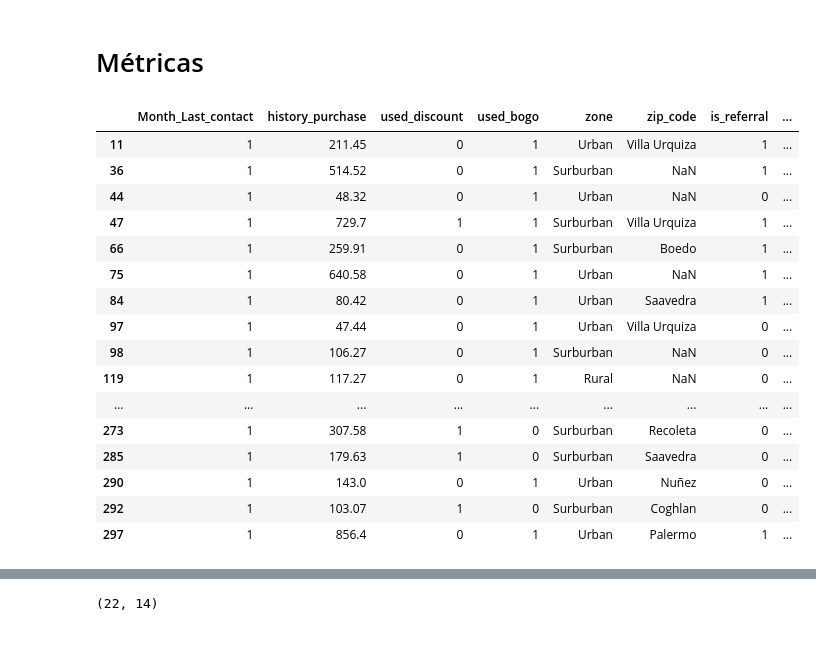
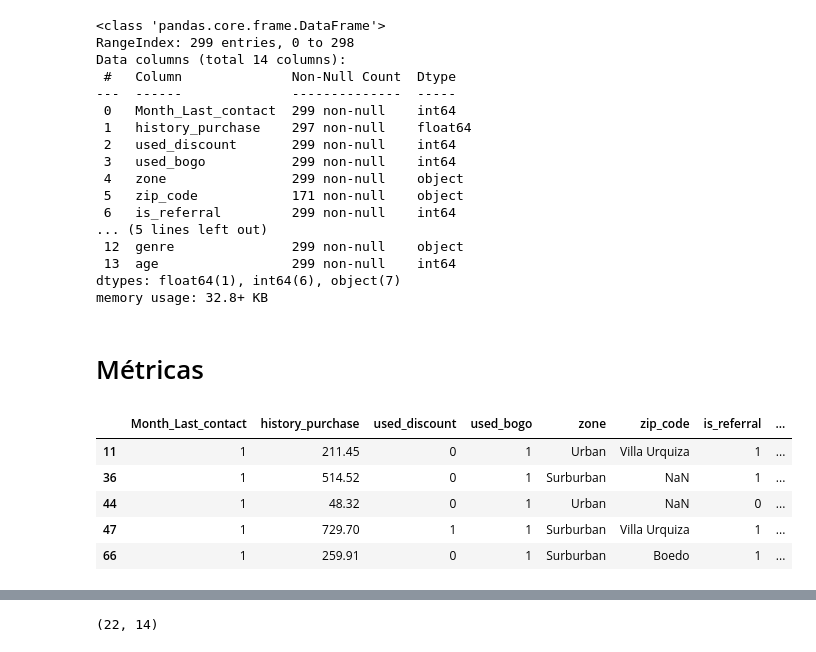
Before and after one commit to Sifrisky/business_analytics, a Jupyter notebook: TareaCoder.ipynb, the cells around one changed output, grey strips where cells are left out. Drawn from its saved outputs; the diff is of its cells as text; code cells hidden in the pictures.

```diff
--- a/TareaCoder.ipynb
+++ b/TareaCoder.ipynb
@@ -27,27 +45,47 @@ df
+# %%
+# Conversion del tipo de datos object a float
+df.history_purchase = pd.to_numeric(df['history_purchase'], errors = 'coerce')
+# %%
+# Revision del tipo de datos
+df.info()
+# %% [output]
+<class 'pandas.core.frame.DataFrame'>
+RangeIndex: 299 entries, 0 to 298
+Data columns (total 14 columns):
+ #   Column              Non-Null Count  Dtype
+---  ------              --------------  -----
+ 0   Month_Last_contact  299 non-null    int64
+ 1   history_purchase    297 non-null    float64
+ 2   used_discount       299 non-null    int64
+ 3   used_bogo           299 non-null    int64
+ 4   zone                299 non-null    object
+ 5   zip_code            171 non-null    object
+ 6   is_referral         299 non-null    int64
+... (5 lines left out)
+ 12  genre               299 non-null    object
+ 13  age                 299 non-null    int64
+dtypes: float64(1), int64(6), object(7)
+memory usage: 32.8+ KB
+# %%
+# Conversion del texto a primera letra en mayuscula
+df.zone = df.zone.apply(lambda x: x.capitalize())
+df.channel = df.channel.apply(lambda x: x.capitalize())
+df.offer = df.offer.apply(lambda x: x.capitalize())
+df.services = df.services.apply(lambda x: x.capitalize())
+df.social_utm = df.social_utm.apply(lambda x: x.capitalize())
+df.genre = df.genre.apply(lambda x: x.capitalize())
 # %% [markdown]
 # Métricas
 # %%
-#Queremos estudiar la cantidad de personas que entraron a la página a través del video.
-
-df[df['Month_Last_contact'] == 1]
+# Queremos estudiar la cantidad de personas que entraron a la página a través del video.
+df[df['Month_Last_contact'] == 1].head()
 # %% [output]
 |  | Month_Last_contact | history_purchase | used_discount | used_bogo | zone | zip_code | is_referral | ... |
 | 11 | 1 | 211.45 | 0 | 1 | Urban | Villa Urquiza | 1 | ... |
 | 36 | 1 | 514.52 | 0 | 1 | Surburban | NaN | 1 | ... |
 | 44 | 1 | 48.32 | 0 | 1 | Urban | NaN | 0 | ... |
-| 47 | 1 | 729.7 | 1 | 1 | Surburban | Villa Urquiza | 1 | ... |
+| 47 | 1 | 729.70 | 1 | 1 | Surburban | Villa Urquiza | 1 | ... |
 | 66 | 1 | 259.91 | 0 | 1 | Surburban | Boedo | 1 | ... |
-| 75 | 1 | 640.58 | 0 | 1 | Urban | NaN | 1 | ... |
-| 84 | 1 | 80.42 | 0 | 1 | Urban | Saavedra | 1 | ... |
-| 97 | 1 | 47.44 | 0 | 1 | Urban | Villa Urquiza | 0 | ... |
-| 98 | 1 | 106.27 | 0 | 1 | Surburban | NaN | 0 | ... |
-| 119 | 1 | 117.27 | 0 | 1 | Rural | NaN | 0 | ... |
-| ... | ... | ... | ... | ... | ... | ... | ... | ... |
-| 273 | 1 | 307.58 | 1 | 0 | Surburban | Recoleta | 0 | ... |
-| 285 | 1 | 179.63 | 1 | 0 | Surburban | Saavedra | 0 | ... |
-| 290 | 1 | 143.0 | 0 | 1 | Urban | Nuñez | 0 | ... |
-| 292 | 1 | 103.07 | 1 | 0 | Surburban | Coghlan | 0 | ... |
-| 297 | 1 | 856.4 | 0 | 1 | Urban | Palermo | 1 | ... |
 # %%
 #Porcentaje de Conversión de personas (¿cuantos completaron el form?) por red social
 
```
Also changed, not shown: parts of 47 cells of this notebook.
